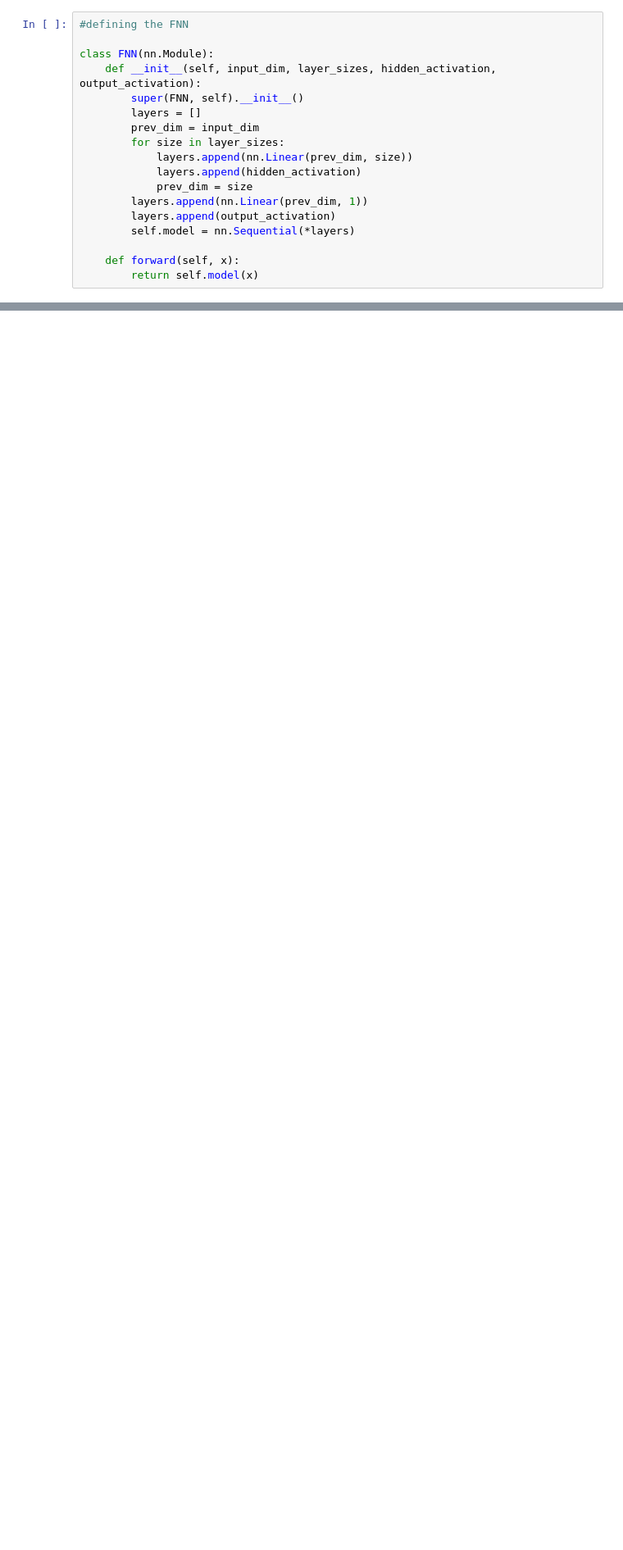
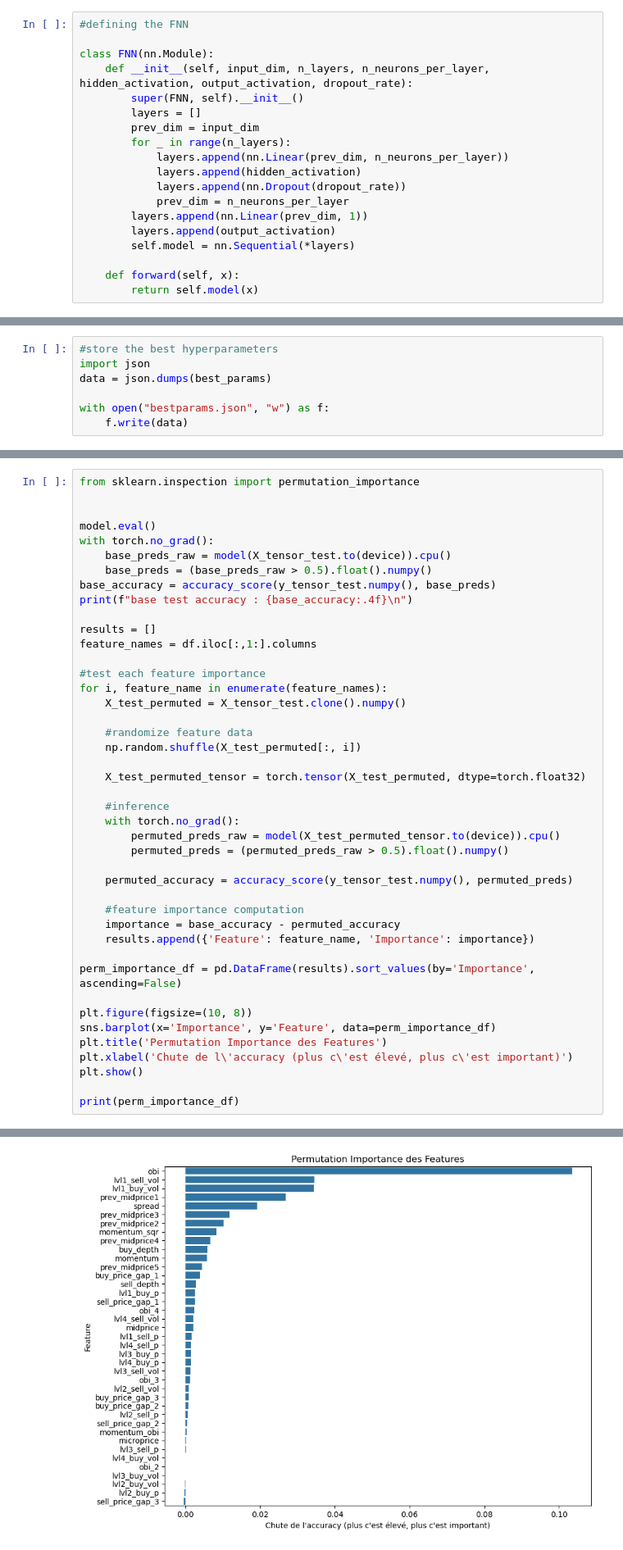
Before and after one commit to iliasra/midprice_change_prediction, a Jupyter notebook: coursework.ipynb, the cells around one changed output, grey strips where cells are left out. Shown at 82% size. Saved outputs shown, nothing was run; the diff lists cells and outputs as text; blank space fills up the shorter version.

```diff
--- a/coursework.ipynb
+++ b/coursework.ipynb
@@ -179,14 +182,15 @@ X_train_full, X_test, y_train_full, y_test = train_test_split(X, y, test_size=0.
 #defining the FNN
 
 class FNN(nn.Module):
-    def __init__(self, input_dim, layer_sizes, hidden_activation, output_activation):
+    def __init__(self, input_dim, n_layers, n_neurons_per_layer, hidden_activation, output_activation, dropout_rate):
         super(FNN, self).__init__()
         layers = []
         prev_dim = input_dim
-        for size in layer_sizes:
-            layers.append(nn.Linear(prev_dim, size))
+        for _ in range(n_layers):
+            layers.append(nn.Linear(prev_dim, n_neurons_per_layer))
             layers.append(hidden_activation)
-            prev_dim = size
+            layers.append(nn.Dropout(dropout_rate))
+            prev_dim = n_neurons_per_layer
         layers.append(nn.Linear(prev_dim, 1))
         layers.append(output_activation)
         self.model = nn.Sequential(*layers)
@@ -412,0 +334,7 @@ KeyboardInterrupt:
+# %%
+#store the best hyperparameters
+import json
+data = json.dumps(best_params)
+
+with open("bestparams.json", "w") as f:
+    f.write(data)
@@ -412,0 +419,44 @@ KeyboardInterrupt:
+# %%
+from sklearn.inspection import permutation_importance
+
+
+model.eval()
+with torch.no_grad():
+    base_preds_raw = model(X_tensor_test.to(device)).cpu()
+    base_preds = (base_preds_raw > 0.5).float().numpy()
+base_accuracy = accuracy_score(y_tensor_test.numpy(), base_preds)
+print(f"base test accuracy : {base_accuracy:.4f}\n")
+
+results = []
+feature_names = df.iloc[:,1:].columns
+
+#test each feature importance
+for i, feature_name in enumerate(feature_names):
+    X_test_permuted = X_tensor_test.clone().numpy()
+
+    #randomize feature data
+    np.random.shuffle(X_test_permuted[:, i])
+
+    X_test_permuted_tensor = torch.tensor(X_test_permuted, dtype=torch.float32)
+
+    #inference
+    with torch.no_grad():
+        permuted_preds_raw = model(X_test_permuted_tensor.to(device)).cpu()
+        permuted_preds = (permuted_preds_raw > 0.5).float().numpy()
+
+    permuted_accuracy = accuracy_score(y_tensor_test.numpy(), permuted_preds)
+
+    #feature importance computation
+    importance = base_accuracy - permuted_accuracy
+    results.append({'Feature': feature_name, 'Importance': importance})
+
+perm_importance_df = pd.DataFrame(results).sort_values(by='Importance', ascending=False)
+
+plt.figure(figsize=(10, 8))
+sns.barplot(x='Importance', y='Feature', data=perm_importance_df)
+plt.title('Permutation Importance des Features')
+plt.xlabel('Chute de l\'accuracy (plus c\'est élevé, plus c\'est important)')
+plt.show()
+
+print(perm_importance_df)
+# %% [output]
@@ -412,0 +464 @@ KeyboardInterrupt:
+[figure, added]
```
Also changed, not shown: parts of 44 cells of this notebook, 5 other files.
